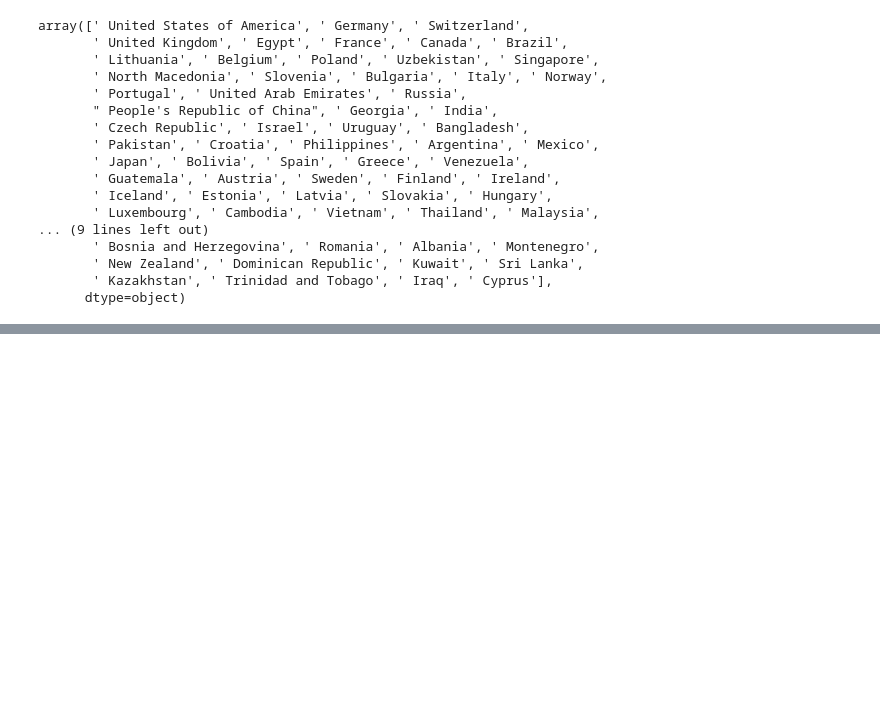
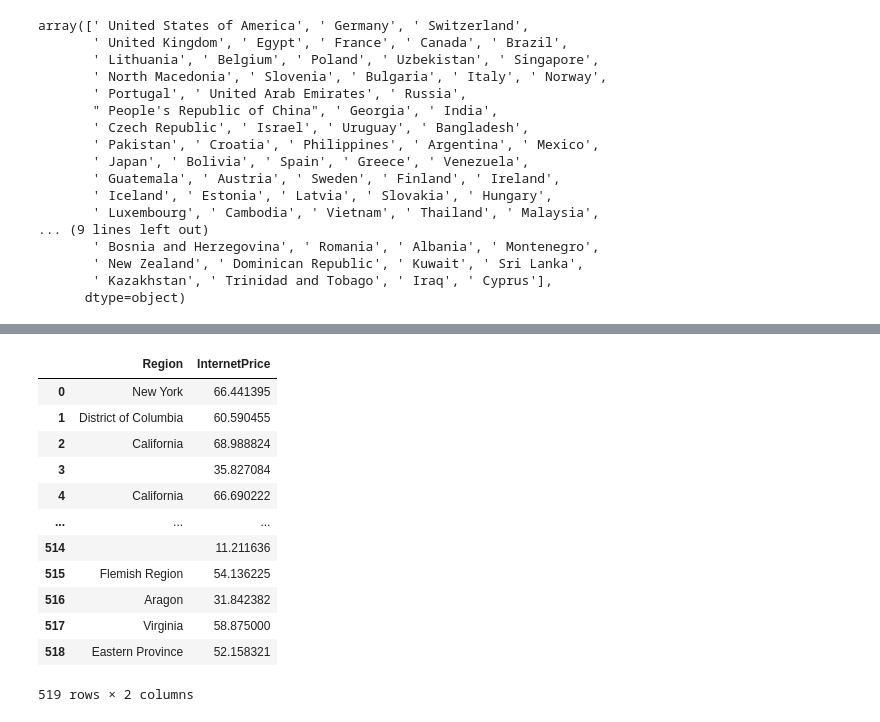
Before and after one commit to Manikandan-professional/Cities-Internet-Prices, a Jupyter notebook: Cities_Internet_Prices.ipynb, the cells around one changed output, grey strips where cells are left out. Saved outputs shown, nothing was run; the diff lists cells and outputs as text; code cells hidden in the pictures; blank space fills up the shorter version.

```diff
--- a/Cities_Internet_Prices.ipynb
+++ b/Cities_Internet_Prices.ipynb
@@ -187,0 +302,17 @@ array([' United States of America', ' Germany', ' Switzerland',
+# %%
+df_sorted=pd.DataFrame(df[['Region','InternetPrice']])
+df_sorted
+# %% [output]
+|  | Region | InternetPrice |
+| 0 | New York | 66.441395 |
+| 1 | District of Columbia | 60.590455 |
+| 2 | California | 68.988824 |
+| 3 |  | 35.827084 |
+| 4 | California | 66.690222 |
+| ... | ... | ... |
+| 514 |  | 11.211636 |
+| 515 | Flemish Region | 54.136225 |
+| 516 | Aragon | 31.842382 |
+| 517 | Virginia | 58.875000 |
+| 518 | Eastern Province | 52.158321 |
+519 rows × 2 columns
```
Also changed, not shown: parts of 10 cells of this notebook.
